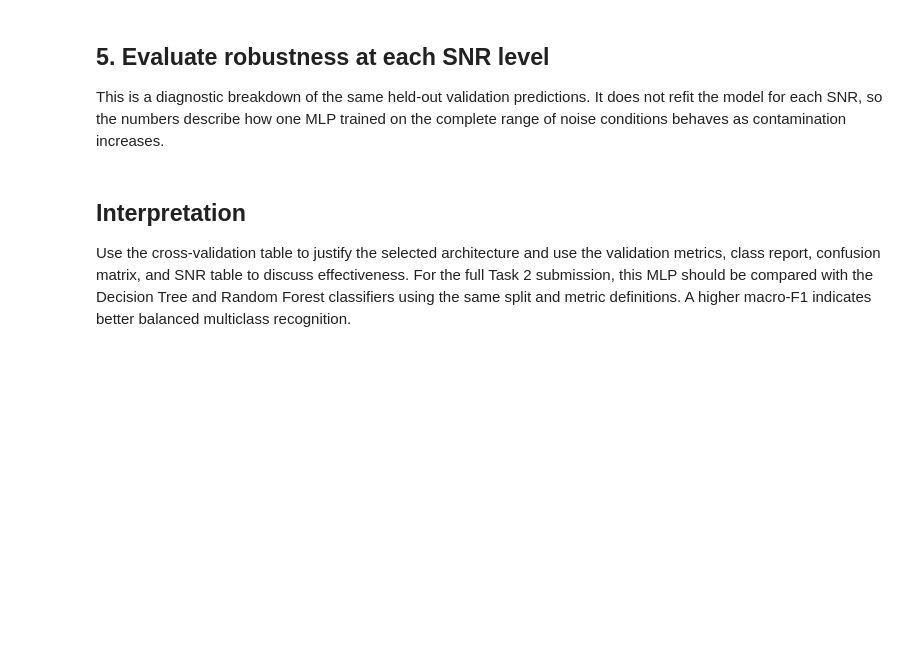
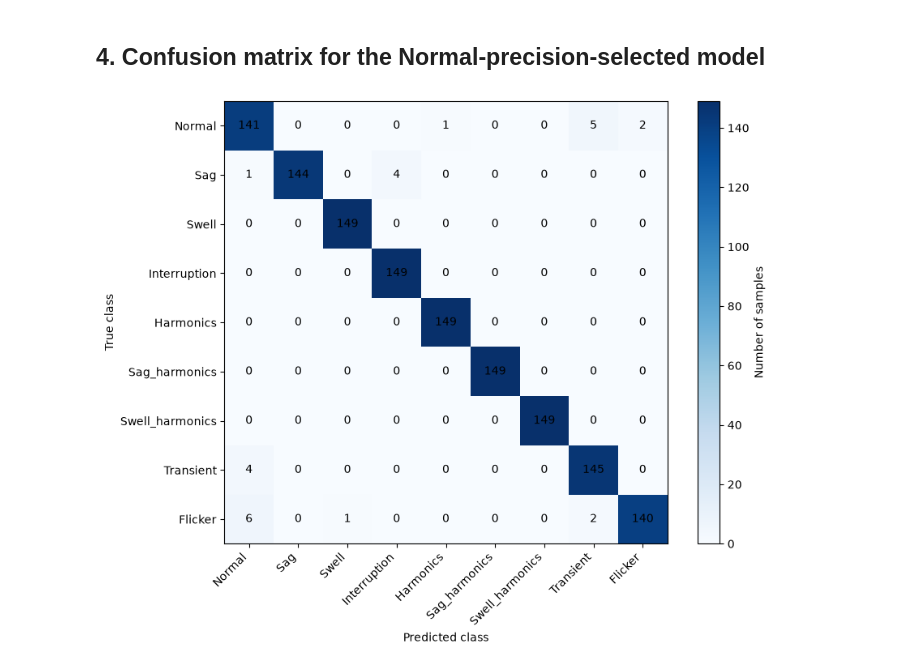
Before and after one commit to Kibestar/EE4C12---Machine-Learning-Project, a Jupyter notebook: Code/02 Task/Vossi/MLP_Task_2_Random_Search.ipynb, the cells around one changed output. Drawn from its saved outputs; the diff is of its cells as text; code cells hidden in the pictures; blank space fills up the shorter version.

```diff
--- a/Code/02 Task/Vossi/MLP_Task_2_Random_Search.ipynb
+++ b/Code/02 Task/Vossi/MLP_Task_2_Random_Search.ipynb
@@ -446,7 +235,0 @@ plt.show()
-# %% [markdown]
-## 5. Evaluate robustness at each SNR level
-
-This is a diagnostic breakdown of the same held-out validation predictions.
-It does not refit the model for each SNR, so the numbers describe how one MLP
-trained on the complete range of noise conditions behaves as contamination
-increases.
@@ -490,8 +236,35 @@ increases.
-# %% [markdown]
-## Interpretation
-
-Use the cross-validation table to justify the selected architecture and use the
-validation metrics, class report, confusion matrix, and SNR table to discuss
-effectiveness. For the full Task 2 submission, this MLP should be compared with
-the Decision Tree and Random Forest classifiers using the same split and metric
-definitions. A higher macro-F1 indicates better balanced multiclass recognition.
+# %% [markdown]
+## 4. Confusion matrix for the Normal-precision-selected model
+# %%
+import sys
+from matplotlib import figure
+from pathlib import Path
+
+
+# Get the current working directory where the notebook is running
+CURRENT_DIR = Path.cwd()
+REPOSITORY_ROOT = CURRENT_DIR.parents[2]  # Adjust the index (2) based on your folder depth
+sys.path.insert(0, str(CURRENT_DIR))
+
+precision_predictions = precision_search.best_estimator_.predict(X_valid)
+precision_matrix = confusion_matrix(y_valid, precision_predictions, labels=CLASS_NAMES)
+
+fig, ax = plt.subplots(figsize=(9, 7))
+image = ax.imshow(precision_matrix, cmap="Blues")
+for row in range(precision_matrix.shape[0]):
+    for column in range(precision_matrix.shape[1]):
+        ax.text(column, row, precision_matrix[row, column], ha="center", va="center")
+ax.set_xticks(range(len(CLASS_NAMES)), CLASS_NAMES, rotation=45, ha="right")
+ax.set_yticks(range(len(CLASS_NAMES)), CLASS_NAMES)
+ax.set_xlabel("Predicted class")
+ax.set_ylabel("True class")
+fig.colorbar(image, ax=ax, label="Number of samples")
+plt.tight_layout()
+
+
+output_path = REPOSITORY_ROOT / "Paper - IEEE" / "02_Plots" / "mlp_confusion_matrix_best_normal_precision.pdf"
+output_path.parent.mkdir(parents=True, exist_ok=True)
+plt.savefig(output_path, bbox_inches="tight")
+plt.show()
+# %% [output]
+[figure, added]
```
Also changed, not shown: parts of 17 cells of this notebook, 4 other files.
